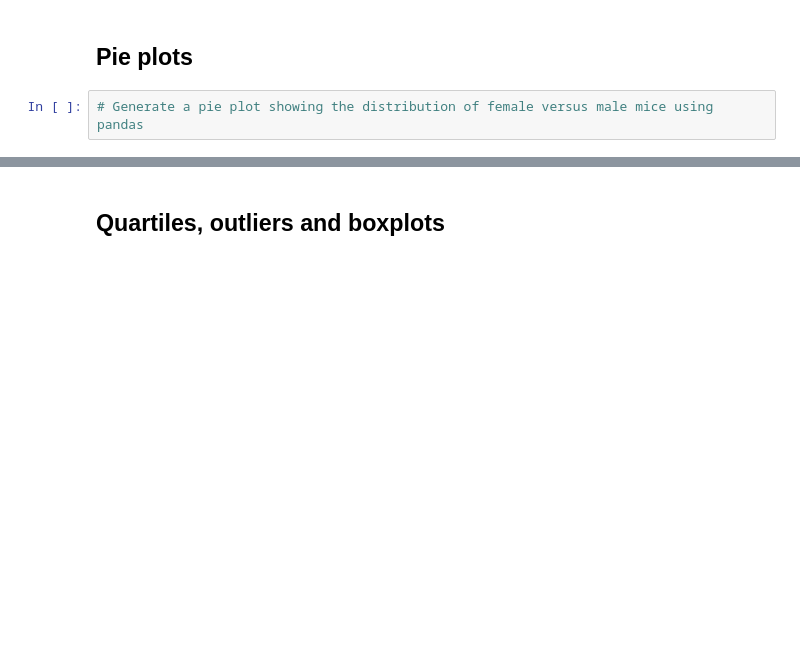
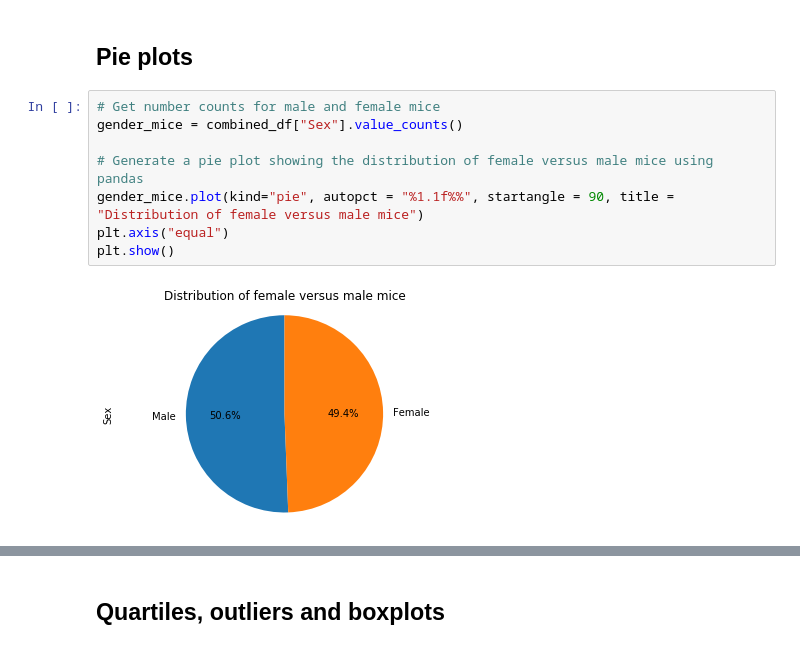
Before and after one commit to kanamoore/matplotlib-challenge, a Jupyter notebook: pymaceuticals_starter.ipynb, the cells around one changed output, grey strips where cells are left out. Saved outputs shown, nothing was run; the diff lists cells and outputs as text; blank space fills up the shorter version.

```diff
--- a/pymaceuticals_starter.ipynb
+++ b/pymaceuticals_starter.ipynb
@@ -101,6 +123,14 @@ x_axis = combined_df["Drug Regimen"].unique()
 # %% [markdown]
 ## Pie plots
 # %%
+# Get number counts for male and female mice
+gender_mice = combined_df["Sex"].value_counts()
+
 # Generate a pie plot showing the distribution of female versus male mice using pandas
+gender_mice.plot(kind="pie", autopct = "%1.1f%%", startangle = 90, title = "Distribution of female versus male mice")
+plt.axis("equal")
+plt.show()
+# %% [output]
+[figure, added]
 # %%
 # Generate a pie plot showing the distribution of female versus male mice using pyplot
```
Also changed, not shown: parts of 5 cells of this notebook, 1 other file.
